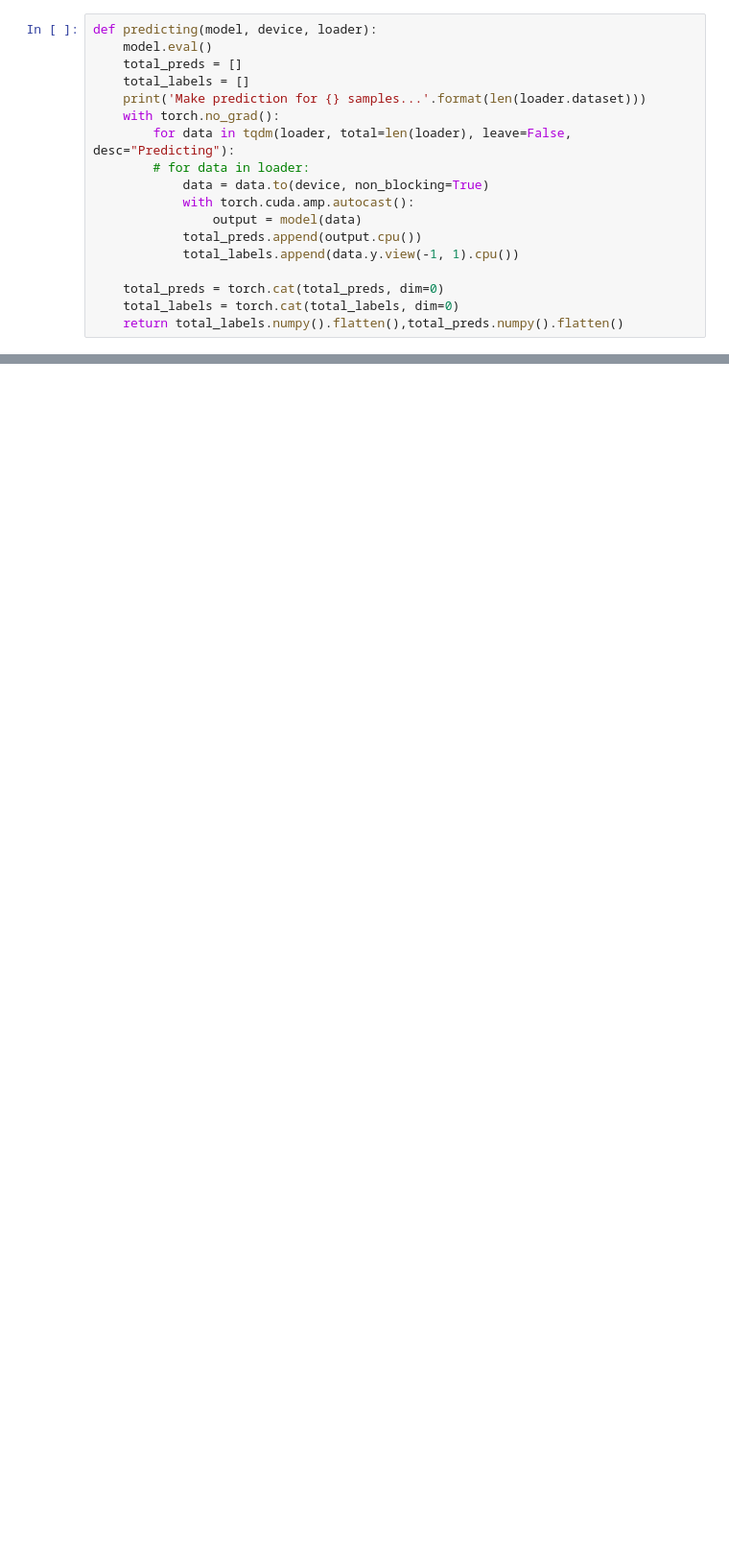
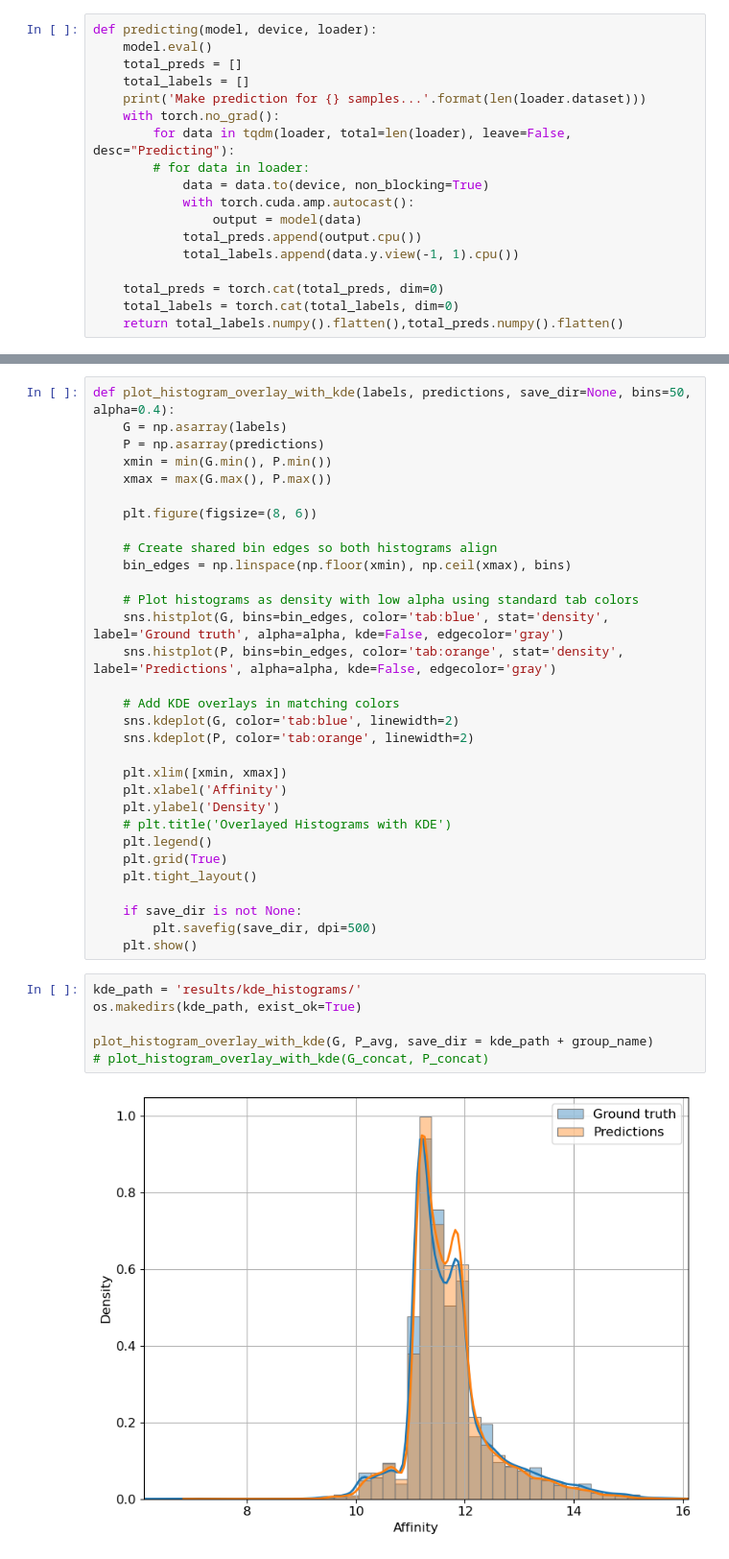
Before and after one commit to matija-marijan/PLM-GraphDTA, a Jupyter notebook: analysis/prediction.ipynb, the cells around one changed output, grey strips where cells are left out. Shown: that part at 96% size. Saved outputs shown, nothing was run; the diff lists cells and outputs as text; blank space fills up the shorter version.

```diff
--- a/analysis/prediction.ipynb
+++ b/analysis/prediction.ipynb
@@ -224,0 +281,39 @@ plot_histograms(G, P)
+# %%
+def plot_histogram_overlay_with_kde(labels, predictions, save_dir=None, bins=50, alpha=0.4):
+    G = np.asarray(labels)
+    P = np.asarray(predictions)
+    xmin = min(G.min(), P.min())
+    xmax = max(G.max(), P.max())
+
+    plt.figure(figsize=(8, 6))
+
+    # Create shared bin edges so both histograms align
+    bin_edges = np.linspace(np.floor(xmin), np.ceil(xmax), bins)
+
+    # Plot histograms as density with low alpha using standard tab colors
+    sns.histplot(G, bins=bin_edges, color='tab:blue', stat='density', label='Ground truth', alpha=alpha, kde=False, edgecolor='gray')
+    sns.histplot(P, bins=bin_edges, color='tab:orange', stat='density', label='Predictions', alpha=alpha, kde=False, edgecolor='gray')
+
+    # Add KDE overlays in matching colors
+    sns.kdeplot(G, color='tab:blue', linewidth=2)
+    sns.kdeplot(P, color='tab:orange', linewidth=2)
+
+    plt.xlim([xmin, xmax])
+    plt.xlabel('Affinity')
+    plt.ylabel('Density')
+    # plt.title('Overlayed Histograms with KDE')
+    plt.legend()
+    plt.grid(True)
+    plt.tight_layout()
+
+    if save_dir is not None:
+        plt.savefig(save_dir, dpi=500)
+    plt.show()
+# %%
+kde_path = 'results/kde_histograms/'
+os.makedirs(kde_path, exist_ok=True)
+
+plot_histogram_overlay_with_kde(G, P_avg, save_dir = kde_path + group_name)
+# plot_histogram_overlay_with_kde(G_concat, P_concat)
+# %% [output]
+[figure, added]
```
Also changed, not shown: parts of 15 cells of this notebook.
